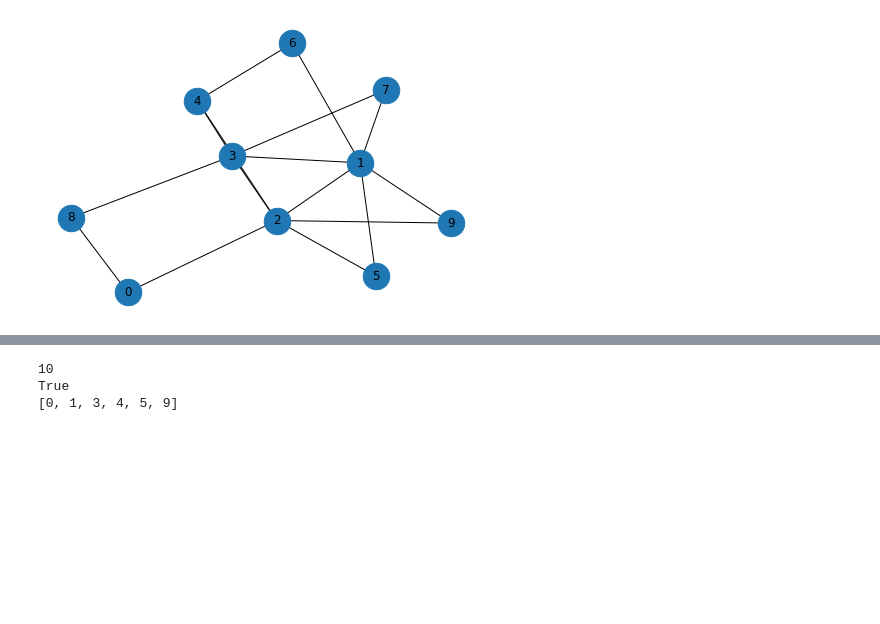
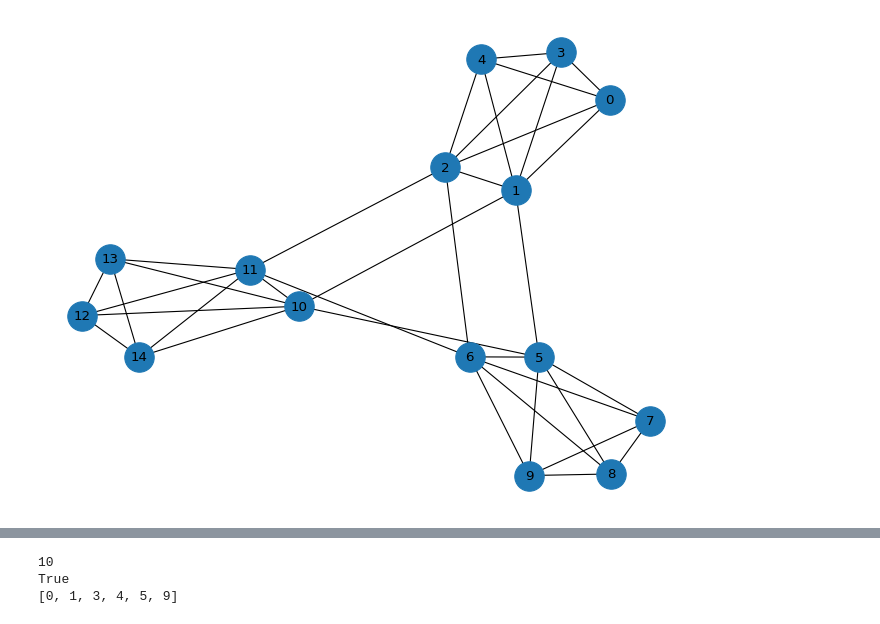
Before and after one commit to nro-bot/cs223_creditgraphs, a Jupyter notebook: Algorithm1_network.ipynb, the cells around one changed output, grey strips where cells are left out. Saved outputs shown, nothing was run; the diff lists cells and outputs as text; code cells hidden in the pictures; blank space fills up the shorter version.

```diff
--- a/Algorithm1_network.ipynb
+++ b/Algorithm1_network.ipynb
@@ -9,5 +1,41 @@ G = nx.powerlaw_cluster_graph(n=10, m=2, p=0.1, seed=143)
-# %%
-nx.draw(G, with_labels=True, node_size=700)
-plt.show()
-# %% [output]
-[figure, removed]
+# %%
+import networkx as nx
+import matplotlib.pyplot as plt
+import numpy as np
+
+#G = nx.Graph()
+#G = nx.powerlaw_cluster_graph(n=10, m=2, p=0.1, seed=143)
+G = nx.powerlaw_cluster_graph(n=10, m=2, p=0.1, seed=143)
+
+#deg_tri = [[1,0],[1,0],[1,0],[2,0],[1,0],[2,1],[0,1],[0,1]]
+#G = nx.random_clustered_graph(deg_tri)
+#G = nx.Graph(G)
+#G.remove_edges_from(G.selfloop_edges())
+#G.add_edge(1,2)  # default edge data=1
+
+#G = nx.generators.bipartite.bipartite_random_graph(5,5, 0.1,seed=10)
+#G = nx.bipartite.generators.random_graph(5,15,0.8, seed=10)
+
+#G = nx.karate_club_graph()
+#G = nx.davis_southern_women_graph()
+#G = nx.house_x_graph()
+#G = nx.florentine_families_graph()
+#G = nx.complete_bipartite_graph(5, 10)
+
+# Tractable small graph
+plt.figure(num=None, figsize=(8, 6), dpi=80, facecolor='w', edgecolor='k')
+sub1 = nx.complete_graph(5)
+sub2 = nx.complete_graph(5)
+sub3 = nx.complete_graph(5)
+G_barbell = nx.disjoint_union(sub1, sub2)
+G_barbell = nx.disjoint_union(G_barbell, sub3)
+G_barbell.add_edge(1,5)
+G_barbell.add_edge(2,6)
+G_barbell.add_edge(1,10)
+G_barbell.add_edge(2,11)
+G_barbell.add_edge(5,10)
+G_barbell.add_edge(6,11)
+nx.draw(G_barbell, with_labels=True, node_size=700)
+plt.show()
+# %% [output]
+[figure, added]
```
Also changed, not shown: parts of 8 cells of this notebook, 3 other files.
